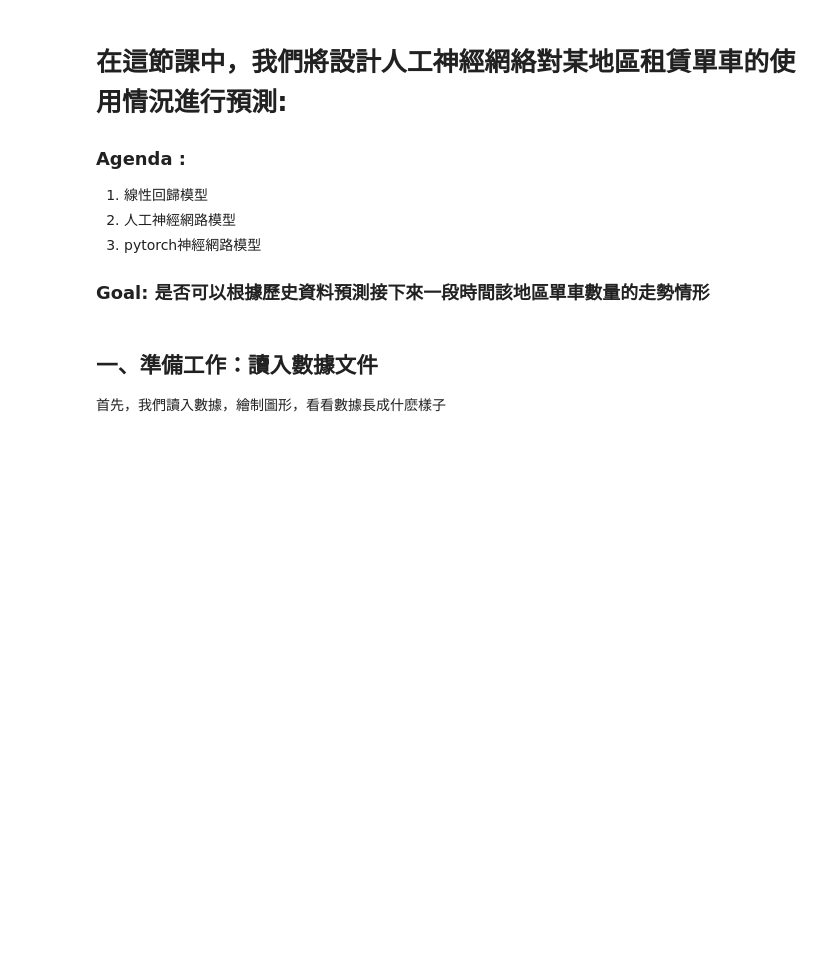
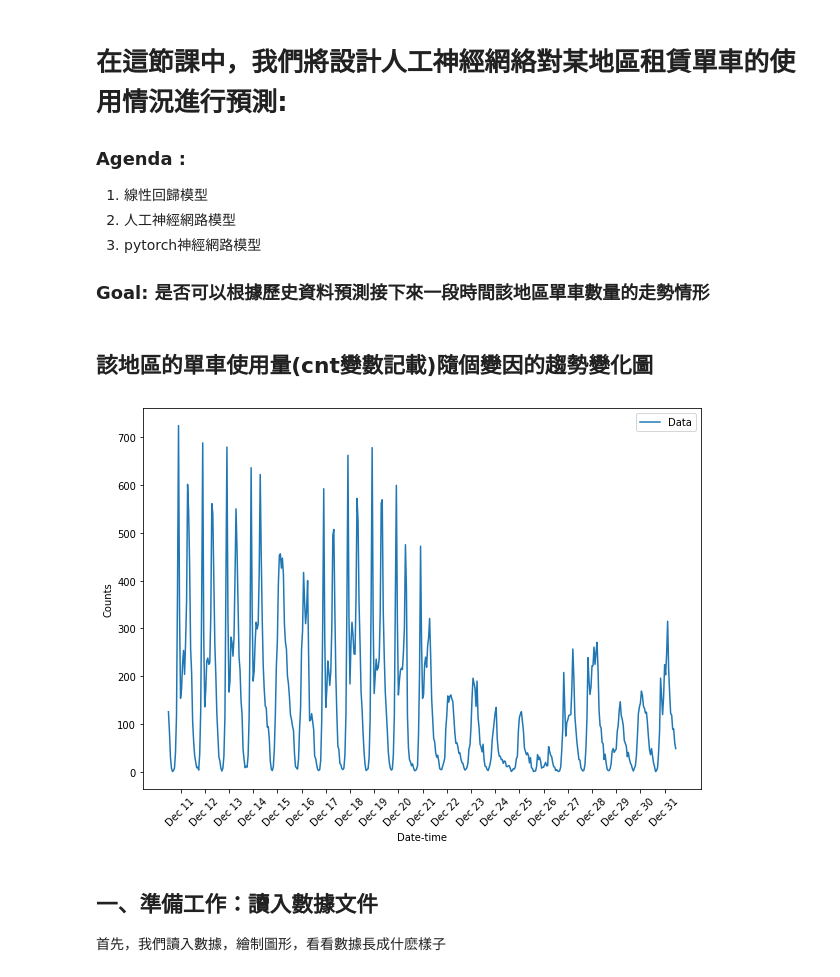
Before and after one commit to afuuuu/pytorch, a Jupyter notebook: Untitled.ipynb, the cells around one changed output. Cells and saved outputs as stored; diff of their text form; code cells hidden in the pictures; blank space fills up the shorter version.

```diff
--- a/Untitled.ipynb
+++ b/Untitled.ipynb
@@ -8,6 +8,24 @@
  3. pytorch神經網路模型
 
 ### Goal: 是否可以根據歷史資料預測接下來一段時間該地區單車數量的走勢情形
+# %% [markdown]
+## 該地區的單車使用量(cnt變數記載)隨個變因的趨勢變化圖
+# %%
+fig, ax = plt.subplots(figsize = (10, 7))
+
+mean, std = scaled_features['cnt']
+#ax.plot(predict * std + mean, label='Prediction', linestyle = '--')
+ax.plot(targets * std + mean, label='Data', linestyle = '-')
+ax.legend()
+ax.set_xlabel('Date-time')
+ax.set_ylabel('Counts')
+# 對橫坐標軸進行標注
+dates = pd.to_datetime(rides.loc[test_data.index]['dteday'])
+dates = dates.apply(lambda d: d.strftime('%b %d'))
+ax.set_xticks(np.arange(len(dates))[12::24])
+_ = ax.set_xticklabels(dates[12::24], rotation=45)
+# %% [output]
+[figure, added]
 # %%
 #導入需要使用的庫
 import numpy as np
```
